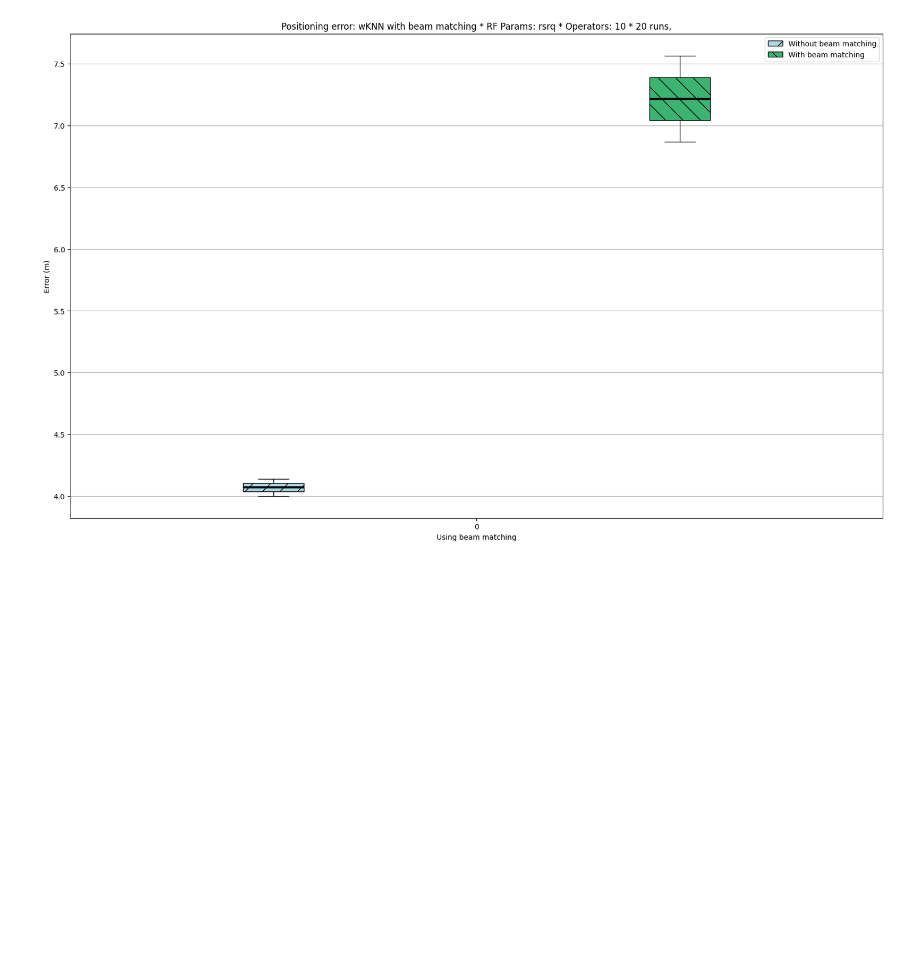
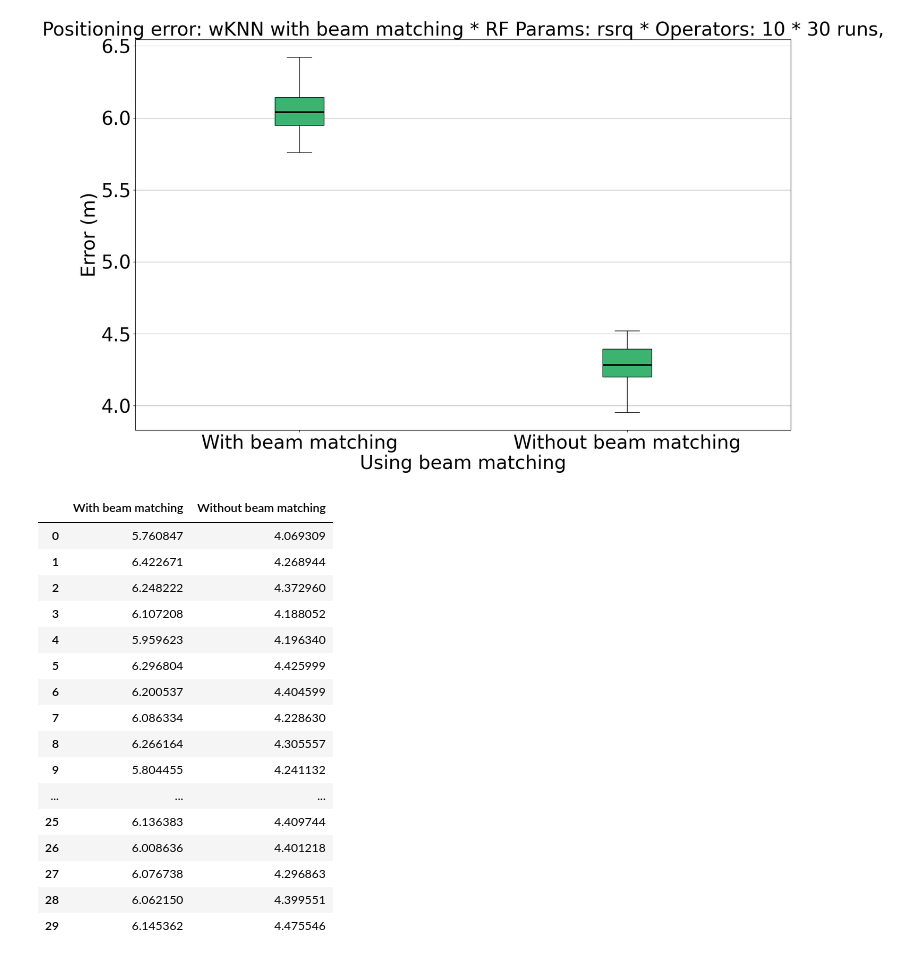
Before and after one commit to Andreas-Espelund/5G_localization, a Jupyter notebook: plotting/plot_beam_matching.ipynb, the cells around one changed output. Saved outputs shown, nothing was run; the diff lists cells and outputs as text; code cells hidden in the pictures; blank space fills up the shorter version.

Commit message:
update freq experiment

```diff
--- a/plotting/plot_beam_matching.ipynb
+++ b/plotting/plot_beam_matching.ipynb
@@ -7,10 +7,10 @@ import pandas as pd
 # Plot the accuracy
 
 # WITHOUT BEAM MATCHING
-dir = '../data/results/experiments/beam_matching_experiment'
+dir = '../data/results/experiments/beam_matching_experiment_2'
 errors_df = pd.read_csv(os.path.join(dir, 'errors.csv')).drop(columns=['Unnamed: 0'])
 
-control_errors_df = pd.read_csv(os.path.join(dir, 'control_errors.csv')).drop(columns=['Unnamed: 0'])
+control_errors_df = pd.read_csv(os.path.join(dir, 'control.csv')).drop(columns=['Unnamed: 0'])
 
 with open(os.path.join(dir, 'config.json')) as f:
     config = json.load(f)
@@ -133,19 +147,40 @@ def make_boxplot(
 # %%
 
+from scripts.plotting import make_boxplot
 from scripts.utils import operators_to_str
 
 param_str = f'RF Params: {config["rf_param"]}'
 operator_str = f'Operators: {operators_to_str(config["operator_choice"])}'
 
 title_string = f'wKNN with beam matching * {param_str} * {operator_str} * {config["n_runs"]} runs,'
 
+df = pd.concat([errors_df['errors'], control_errors_df['errors']], axis=1, ignore_index=True)
+df.rename({0: 'With beam matching', 1: 'Without beam matching'}, axis=1, inplace=True)
+
 make_boxplot(
-    df=errors_df,
-    control_df=control_errors_df,
+    df=df,
     title=f'Positioning error: {title_string}',
     x_label='Using beam matching',
     y_label='Error (m)',
     color='mediumseagreen',
 )
+df
 # %% [output]
-[figure, old version]
+[figure, new version]
+|  | With beam matching | Without beam matching |
+| 0 | 5.760847 | 4.069309 |
+| 1 | 6.422671 | 4.268944 |
+| 2 | 6.248222 | 4.372960 |
+| 3 | 6.107208 | 4.188052 |
+| 4 | 5.959623 | 4.196340 |
+| 5 | 6.296804 | 4.425999 |
+| 6 | 6.200537 | 4.404599 |
+| 7 | 6.086334 | 4.228630 |
+| 8 | 6.266164 | 4.305557 |
+| 9 | 5.804455 | 4.241132 |
+| ... | ... | ... |
+| 25 | 6.136383 | 4.409744 |
+| 26 | 6.008636 | 4.401218 |
+| 27 | 6.076738 | 4.296863 |
+| 28 | 6.062150 | 4.399551 |
+| 29 | 6.145362 | 4.475546 |
```
Also changed, not shown: parts of 2 cells of this notebook, 7 other files.
